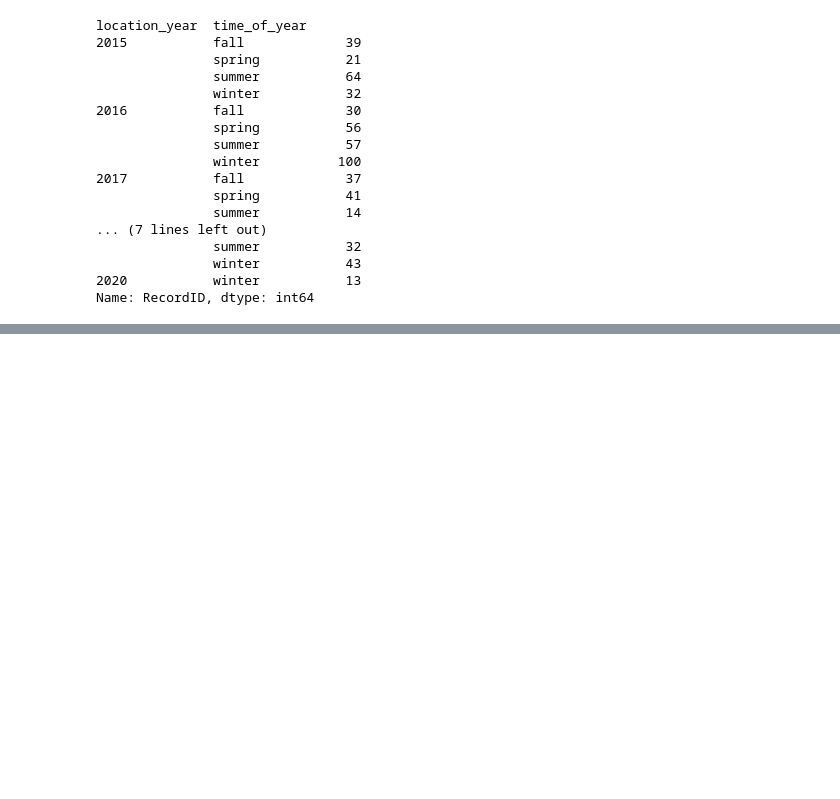
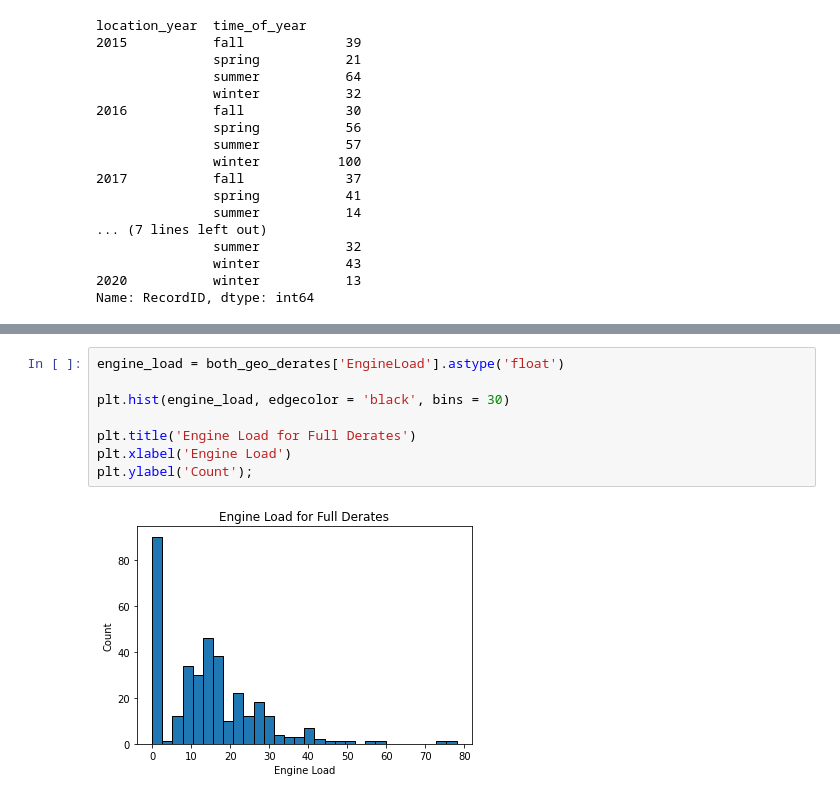
Before and after one commit to jrioross/big_g_express, a Jupyter notebook: notebooks/geospatial_explore.ipynb, the cells around one changed output, grey strips where cells are left out. Drawn from its saved outputs; the diff is of its cells as text; blank space fills up the shorter version.

```diff
--- a/notebooks/geospatial_explore.ipynb
+++ b/notebooks/geospatial_explore.ipynb
@@ -392,0 +454,10 @@ Name: RecordID, dtype: int64
+# %%
+engine_load = both_geo_derates['EngineLoad'].astype('float')
+
+plt.hist(engine_load, edgecolor = 'black', bins = 30)
+
+plt.title('Engine Load for Full Derates')
+plt.xlabel('Engine Load')
+plt.ylabel('Count');
+# %% [output]
+[figure, added]
```
Also changed, not shown: parts of 11 cells of this notebook.
